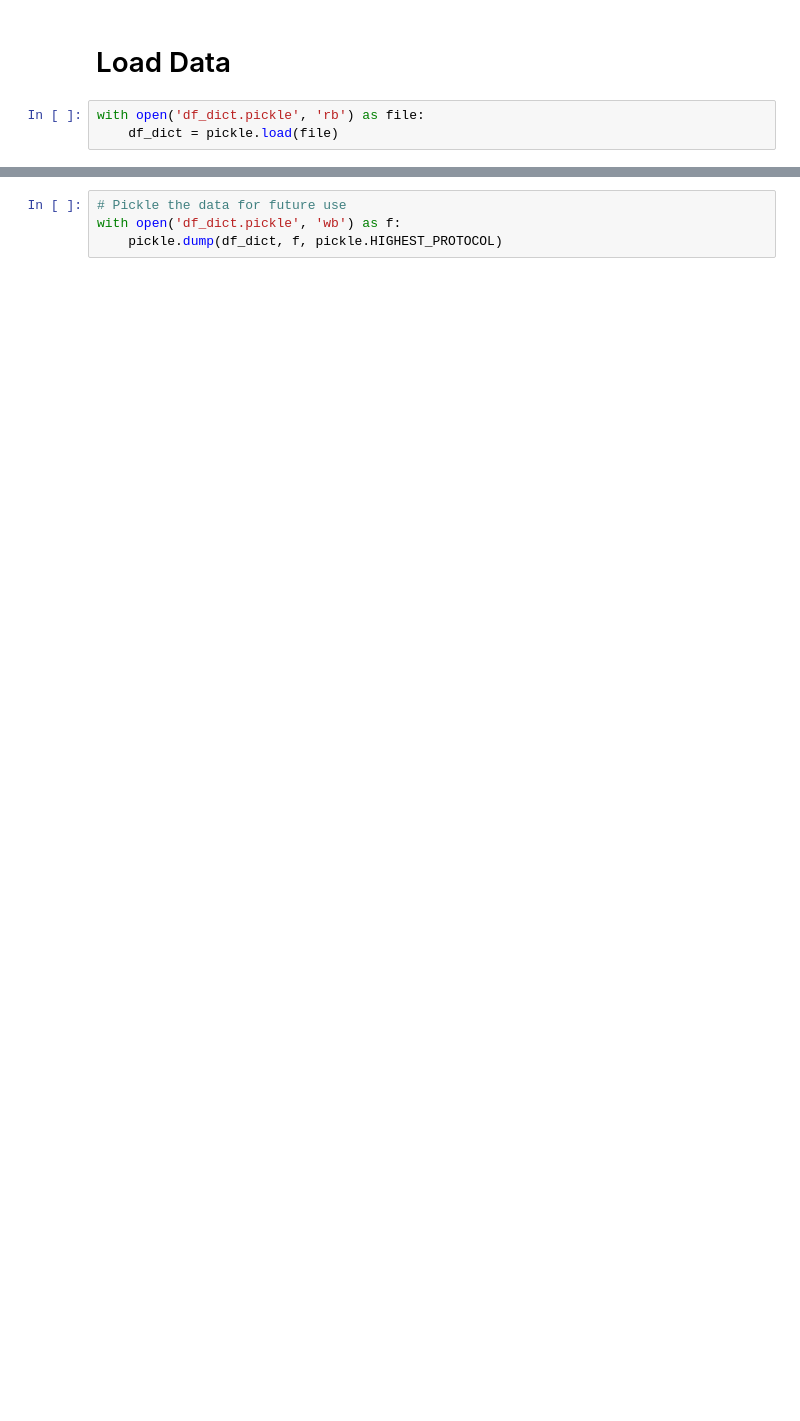
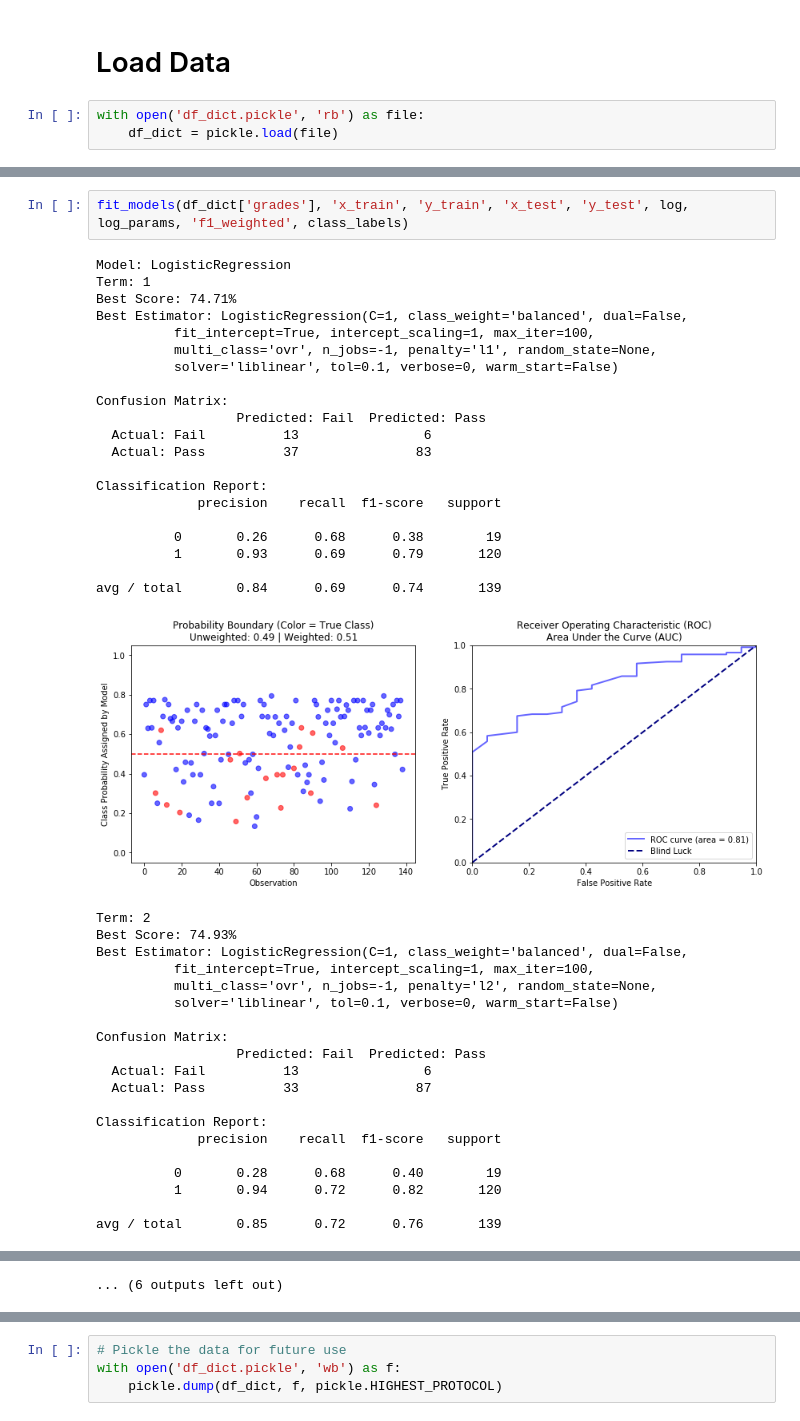
Before and after one commit to zstachniak/Predictive-Testing, a Jupyter notebook: Predictive Testing - Model Building and Analysis.ipynb, the cells around one changed output, grey strips where cells are left out. Drawn from its saved outputs; the diff is of its cells as text; blank space fills up the shorter version.

```diff
--- a/Predictive Testing - Model Building and Analysis.ipynb
+++ b/Predictive Testing - Model Building and Analysis.ipynb
@@ -354,0 +455,43 @@ avg / total       0.83      0.76      0.79       139
+# %%
+fit_models(df_dict['grades'], 'x_train', 'y_train', 'x_test', 'y_test', log, log_params, 'f1_weighted', class_labels)
+# %% [output]
+Model: LogisticRegression
+Term: 1
+Best Score: 74.71%
+Best Estimator: LogisticRegression(C=1, class_weight='balanced', dual=False,
+          fit_intercept=True, intercept_scaling=1, max_iter=100,
+          multi_class='ovr', n_jobs=-1, penalty='l1', random_state=None,
+          solver='liblinear', tol=0.1, verbose=0, warm_start=False)
+
+Confusion Matrix:
+                  Predicted: Fail  Predicted: Pass
+  Actual: Fail          13                6
+  Actual: Pass          37               83
+
+Classification Report:
+             precision    recall  f1-score   support
+
+          0       0.26      0.68      0.38        19
+          1       0.93      0.69      0.79       120
+
+avg / total       0.84      0.69      0.74       139
+[figure, added]
+Term: 2
+Best Score: 74.93%
+Best Estimator: LogisticRegression(C=1, class_weight='balanced', dual=False,
+          fit_intercept=True, intercept_scaling=1, max_iter=100,
+          multi_class='ovr', n_jobs=-1, penalty='l2', random_state=None,
+          solver='liblinear', tol=0.1, verbose=0, warm_start=False)
+
+Confusion Matrix:
+                  Predicted: Fail  Predicted: Pass
+  Actual: Fail          13                6
+  Actual: Pass          33               87
+
+Classification Report:
+             precision    recall  f1-score   support
+
+          0       0.28      0.68      0.40        19
+          1       0.94      0.72      0.82       120
+
+avg / total       0.85      0.72      0.76       139
@@ -354,0 +579 @@ avg / total       0.83      0.76      0.79       139
+... (6 outputs left out)
```
Also changed, not shown: parts of 15 cells of this notebook, 1 other file.
